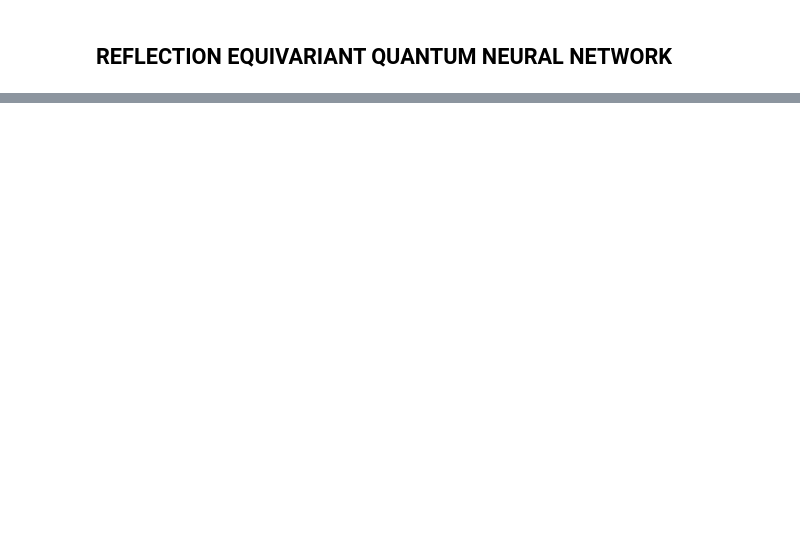
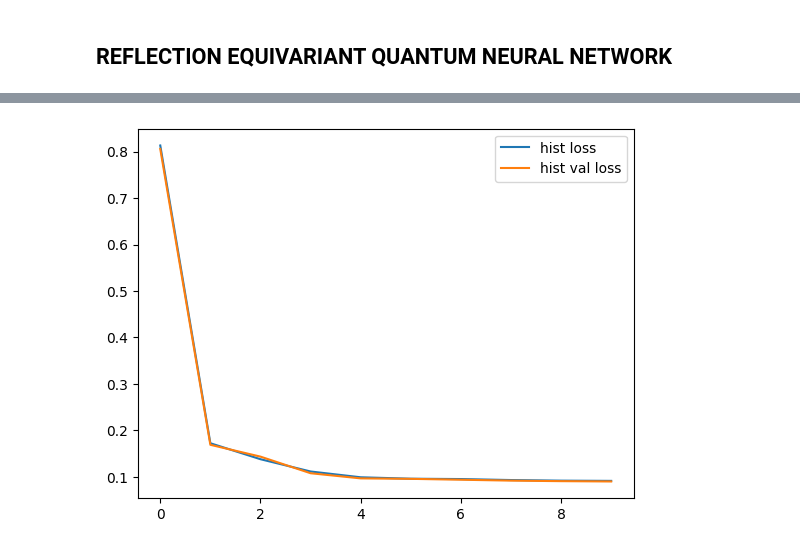
Before and after one commit to LazaroR-u/EQNN_for_HEP, a Jupyter notebook: REFLECTION_EQUIVARIANT_QUANTUM_NEURAL_NETWORK.ipynb, the cells around one changed output, grey strips where cells are left out. Cells and saved outputs as stored; diff of their text form; code cells hidden in the pictures; blank space fills up the shorter version.

```diff
--- a/REFLECTION_EQUIVARIANT_QUANTUM_NEURAL_NETWORK.ipynb
+++ b/REFLECTION_EQUIVARIANT_QUANTUM_NEURAL_NETWORK.ipynb
@@ -154,0 +304,40 @@ array([0.50055476, 0.33036614, 0.25027738, 0.76004235, 0.        ,
+# %%
+weight_shapes = {"weights": (6*L,)}
+key1 = jax.random.PRNGKey(0)
+params = jax.random.uniform(key=key1, shape=weight_shapes["weights"])
+# %%
+opt_state = optimizer.init(params)
+# %%
+import time
+start = time.time()
+
+hist_loss = []
+hist_val_loss = []
+
+for it in range(epochs):
+    start_b = time.time()
+    for j, Xbatch in enumerate(iterate_minibatches(X_train[:500], batch_size=batch_size)):
+        grads = jax.grad(map_loss)(params, Xbatch)
+        updates, opt_state = optimizer.update(grads, opt_state)
+        params = optax.apply_updates(params, updates)
+        print(j, end="\r")
+        if j % 10 == 0:
+            end_b = time.time()
+            loss = map_loss(params, Xbatch)
+            #print(f"Step: {j} | Loss: {loss:.3} | avg step time {(end_b - start_b) / 10 :.3}")
+            start_b = time.time()
+
+    loss = map_loss(params,X_train[:100])
+    hist_loss.append(loss)
+    val_loss = map_loss(params, X_test[:100])
+    hist_val_loss.append(val_loss)
+    print("____")
+    print(f"Epoch: {it} | Loss: {loss:.3} | Val Loss {val_loss:.3}")
+    print("____")
+
+val_loss_final = map_loss(params, X_test[:100])
+print("final val loss", val_loss_final)
+
+end = time.time()
+
+print(f"Time for {epochs} epochs: {end - start}")
@@ -154,0 +362,7 @@ array([0.50055476, 0.33036614, 0.25027738, 0.76004235, 0.        ,
+# %%
+plt.plot(hist_loss, label = "hist loss")
+plt.plot(hist_val_loss, label = "hist val loss")
+plt.legend()
+plt.show()
+# %% [output]
+[figure, added]
```
Also changed, not shown: parts of 26 cells of this notebook.
